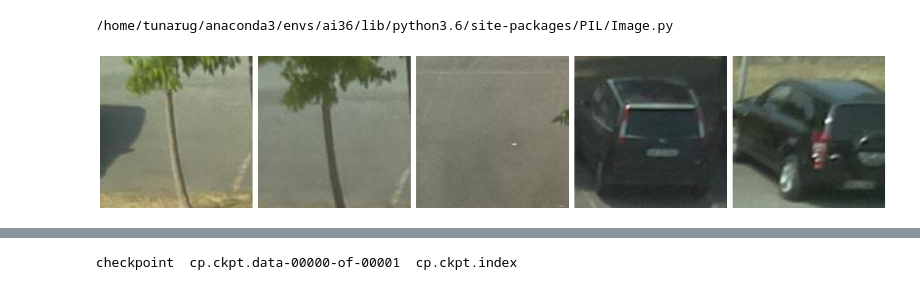
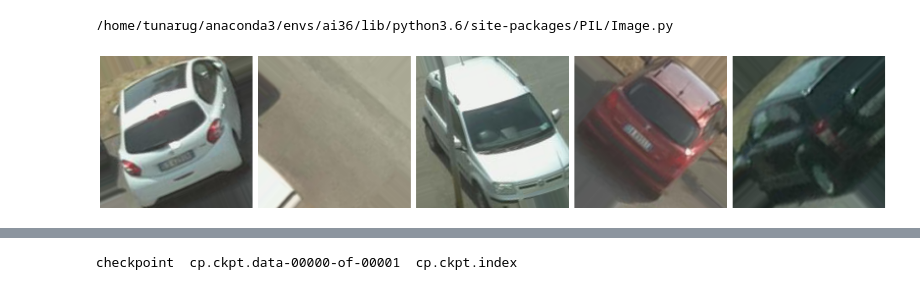
Before and after one commit to gabrieltunaru/si-parking, a Jupyter notebook: ml/Untitled.ipynb, the cells around one changed output, grey strips where cells are left out. Cells and saved outputs as stored; diff of their text form; code cells hidden in the pictures.

```diff
--- a/ml/Untitled.ipynb
+++ b/ml/Untitled.ipynb
@@ -50,7 +50,10 @@ epochs = 5
 IMG_HEIGHT = 150
 IMG_WIDTH = 150
 # %%
-train_image_generator = ImageDataGenerator(rescale=1./255) # Generator for our training data
+train_image_generator = ImageDataGenerator(
+                    rescale=1./255,
+                    rotation_range=45,
+                    horizontal_flip=True) # Generator for our training data
 validation_image_generator = ImageDataGenerator(rescale=1./255) # Generator for our validation data
 # %%
 train_data_gen = train_image_generator.flow_from_directory(batch_size=batch_size,
@@ -85,8 +88,8 @@ def plotImages(images_arr):
     plt.tight_layout()
     plt.show()
 # %%
-plotImages(sample_training_images[:5])
+plotImages(sample_training_images[5:10])
 # %% [output]
-[figure, old version]
+[figure, new version]
 # %%
 model = Sequential([
```
Also changed, not shown: parts of 7 cells of this notebook.
